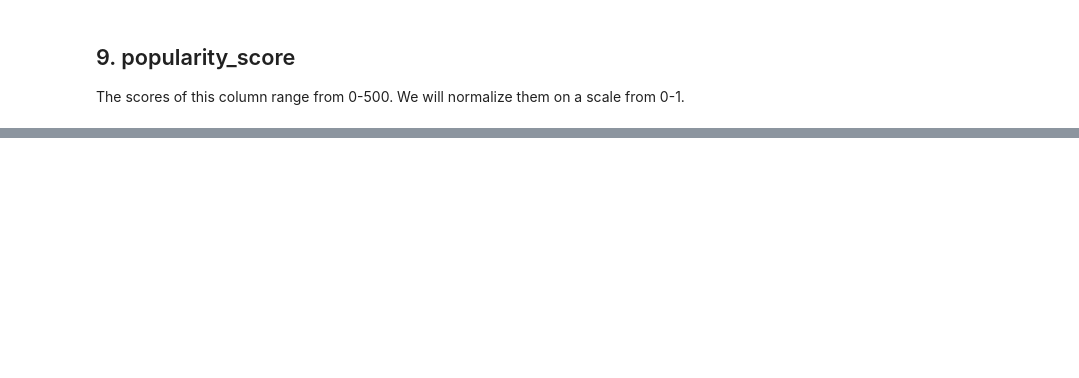
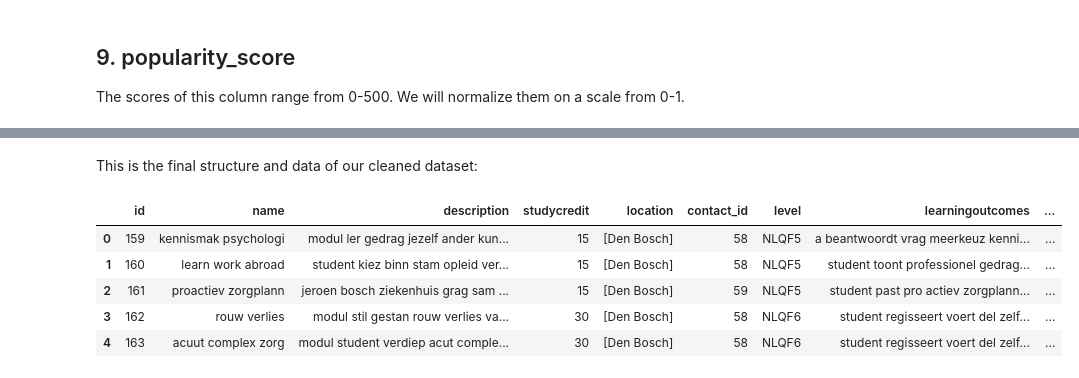
Before and after one commit to DanielvG-IT/Avans, a Jupyter notebook: Notebooks/02_data_cleaning.ipynb, the cells around one changed output, grey strips where cells are left out. Saved outputs shown, nothing was run; the diff lists cells and outputs as text; code cells hidden in the pictures; blank space fills up the shorter version.

```diff
--- a/Notebooks/02_data_cleaning.ipynb
+++ b/Notebooks/02_data_cleaning.ipynb
@@ -330,0 +375,11 @@ dataset.head()
+# %% [markdown]
+This is the final structure and data of our cleaned dataset:
+# %%
+dataset.head()
+# %% [output]
+|  | id | name | description | studycredit | location | contact_id | level | learningoutcomes | ... |
+| 0 | 159 | kennismak psychologi | modul ler gedrag jezelf ander kun... | 15 | [Den Bosch] | 58 | NLQF5 | a beantwoordt vrag meerkeuz kenni... | ... |
+| 1 | 160 | learn work abroad | student kiez binn stam opleid ver... | 15 | [Den Bosch] | 58 | NLQF5 | student toont professionel gedrag... | ... |
+| 2 | 161 | proactiev zorgplann | jeroen bosch ziekenhuis grag sam ... | 15 | [Den Bosch] | 59 | NLQF5 | student past pro actiev zorgplann... | ... |
+| 3 | 162 | rouw verlies | modul stil gestan rouw verlies va... | 30 | [Den Bosch] | 58 | NLQF6 | student regisseert voert del zelf... | ... |
+| 4 | 163 | acuut complex zorg | modul student verdiep acut comple... | 30 | [Den Bosch] | 58 | NLQF6 | student regisseert voert del zelf... | ... |
```
Also changed, not shown: parts of 12 cells of this notebook, 1 other file.
